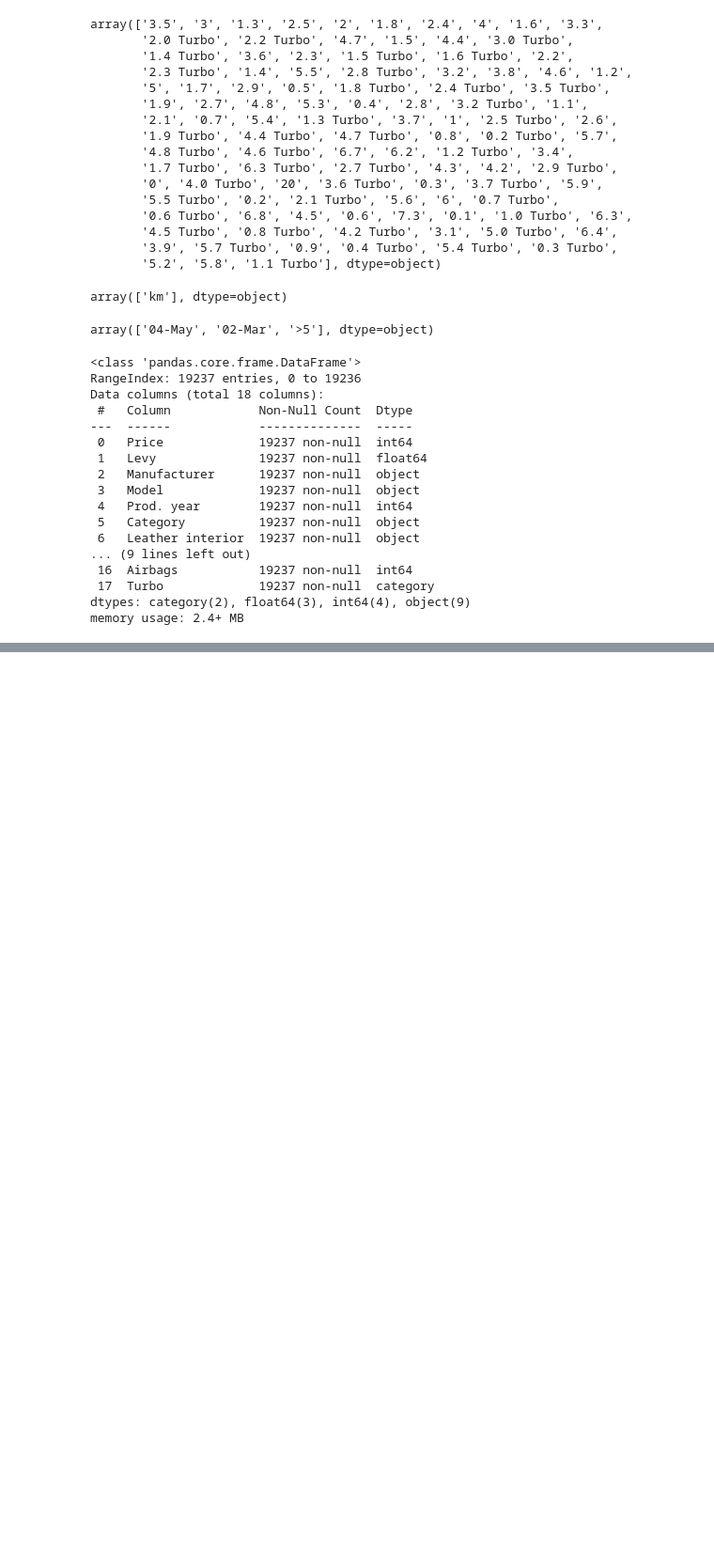
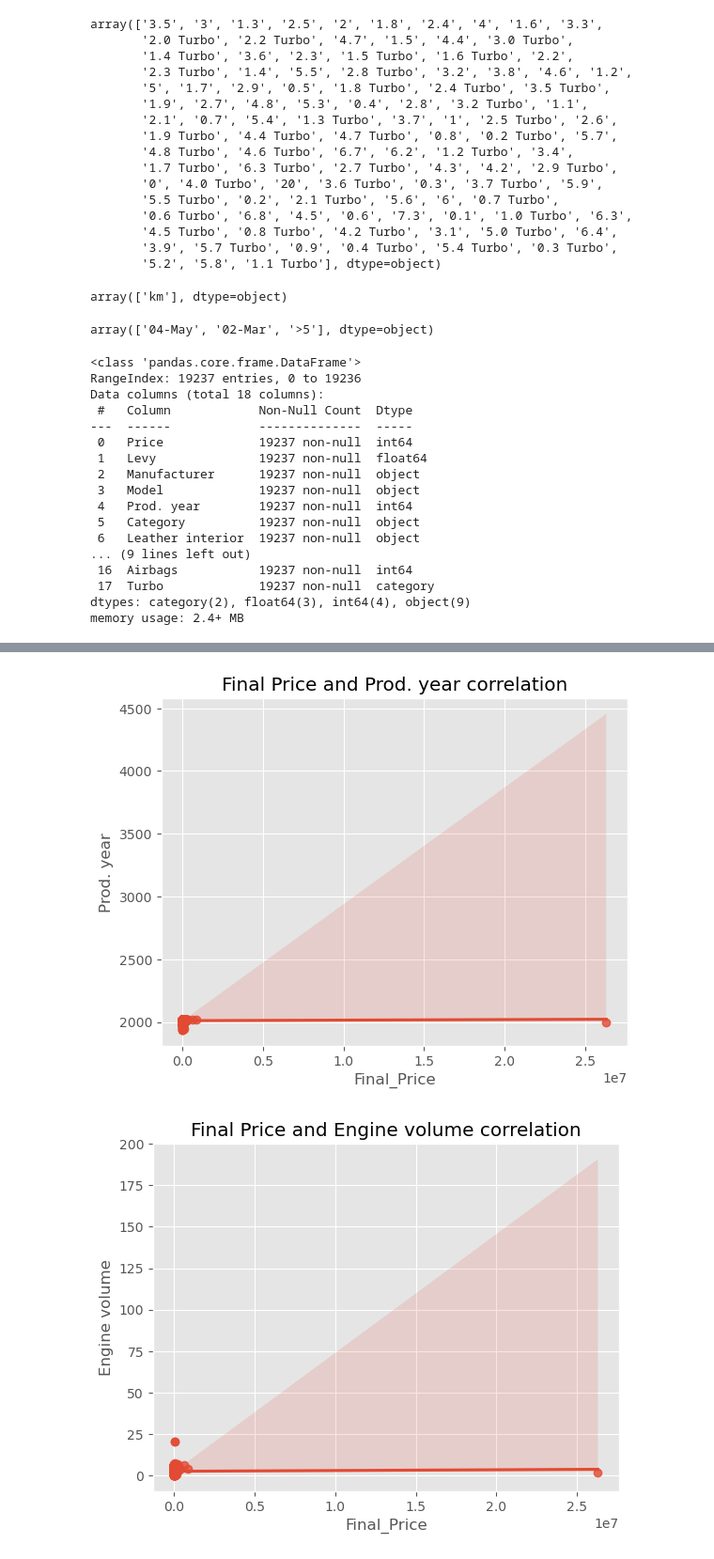
Before and after one commit to obaliuta/class_reg_segm, a Jupyter notebook: notebook_reg.ipynb, the cells around one changed output, grey strips where cells are left out. Shown at 94% size. Drawn from its saved outputs; the diff is of its cells as text; code cells hidden in the pictures; blank space fills up the shorter version.

```diff
--- a/notebook_reg.ipynb
+++ b/notebook_reg.ipynb
@@ -164,0 +199,10 @@ df
+# %%
+# corelation
+
+for i in numeric_cols[:-1]:
+    sns.regplot(x='Final_Price', y=i, data=df)
+    plt.title('Final Price and {} correlation'.format(i))
+    plt.show()
+# %% [output]
+[figure, added]
+[figure, added]
```
Also changed, not shown: parts of 20 cells of this notebook.
